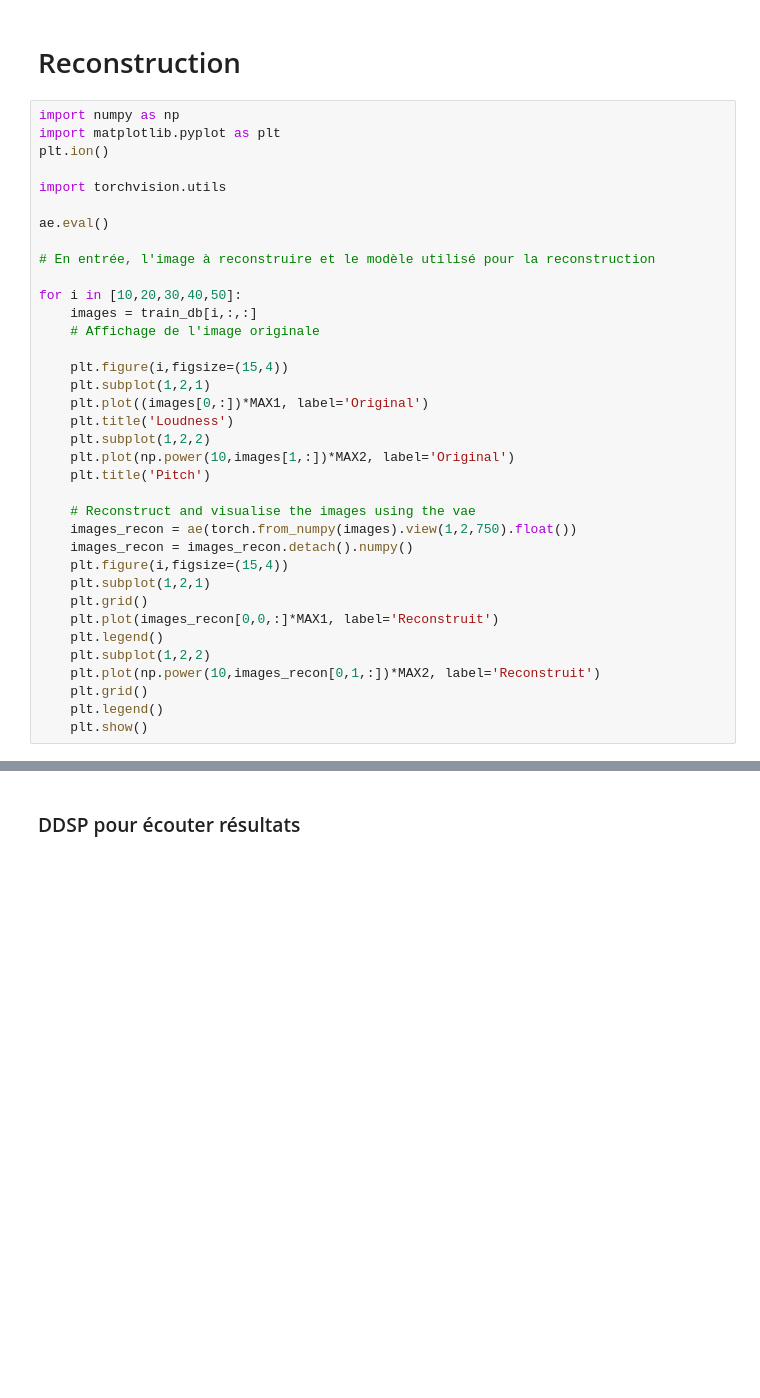
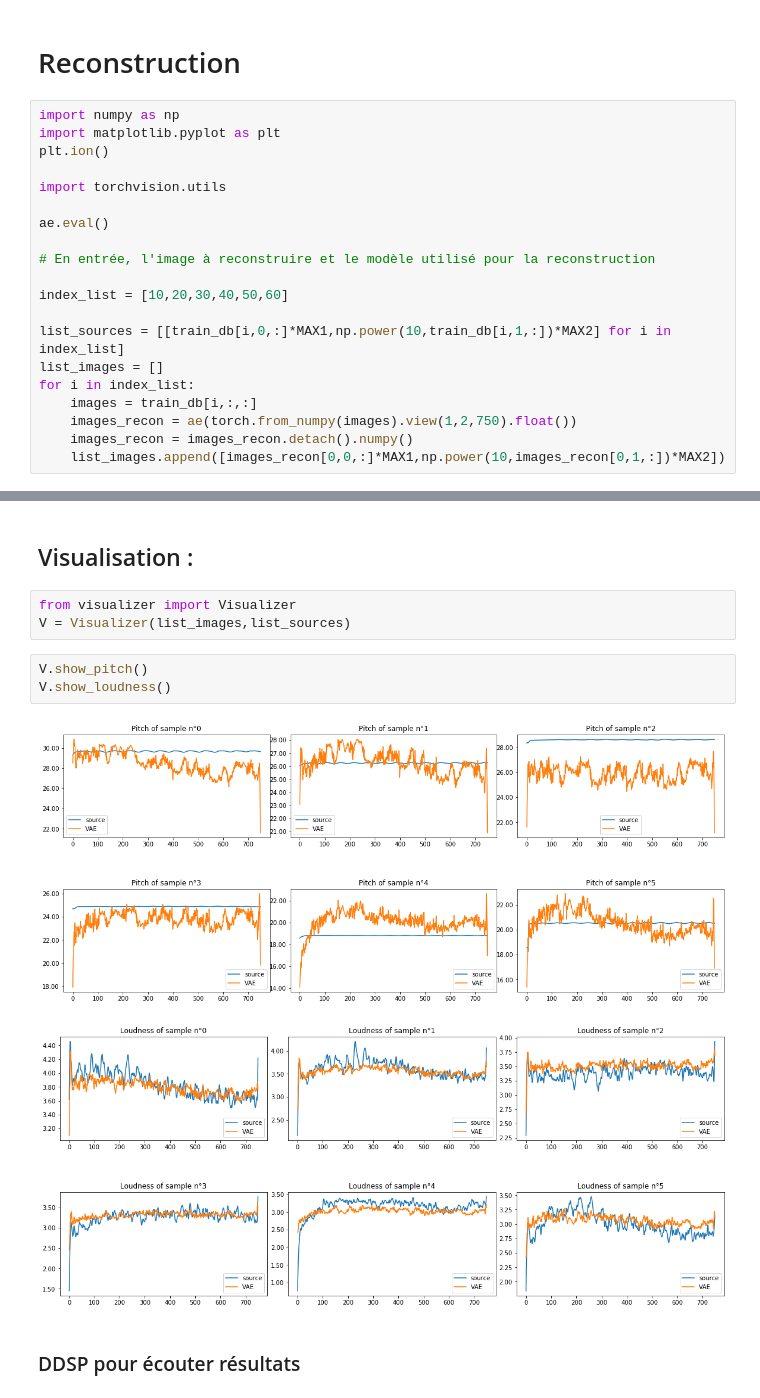
Before and after one commit to ArganVerrier/Learning-controls-and-interactions-for-DDSP, a Jupyter notebook: Solordinario/AE_Conv2d.ipynb, the cells around one changed output, grey strips where cells are left out. Cells and saved outputs as stored; diff of their text form; blank space fills up the shorter version.

Commit message:
Add Visualizer in main notebook

```diff
--- a/Solordinario/AE_Conv2d.ipynb
+++ b/Solordinario/AE_Conv2d.ipynb
@@ -234,28 +234,12 @@ ae.eval()
 
 # En entrée, l'image à reconstruire et le modèle utilisé pour la reconstruction
 
-for i in [10,20,30,40,50]:
+index_list = [10,20,30,40,50,60]
+
+list_sources = [[train_db[i,0,:]*MAX1,np.power(10,train_db[i,1,:])*MAX2] for i in index_list]
+list_images = []
+for i in index_list:
     images = train_db[i,:,:]
-    # Affichage de l'image originale
-
-    plt.figure(i,figsize=(15,4))
-    plt.subplot(1,2,1)
-    plt.plot((images[0,:])*MAX1, label='Original')
-    plt.title('Loudness')
-    plt.subplot(1,2,2)
-    plt.plot(np.power(10,images[1,:])*MAX2, label='Original')
-    plt.title('Pitch')
-
-    # Reconstruct and visualise the images using the vae
     images_recon = ae(torch.from_numpy(images).view(1,2,750).float())
     images_recon = images_recon.detach().numpy()
-    plt.figure(i,figsize=(15,4))
-    plt.subplot(1,2,1)
-    plt.grid()
-    plt.plot(images_recon[0,0,:]*MAX1, label='Reconstruit')
-    plt.legend()
-    plt.subplot(1,2,2)
-    plt.plot(np.power(10,images_recon[0,1,:])*MAX2, label='Reconstruit')
-    plt.grid()
-    plt.legend()
-    plt.show()
+    list_images.append([images_recon[0,0,:]*MAX1,np.power(10,images_recon[0,1,:])*MAX2])
@@ -268,2 +246,13 @@ for i in [10,20,30,40,50]:
+# %% [markdown]
+## Visualisation :
+# %%
+from visualizer import Visualizer
+V = Visualizer(list_images,list_sources)
+# %%
+V.show_pitch()
+V.show_loudness()
+# %% [output]
+[figure, added]
+[figure, added]
 # %% [markdown]
 ### DDSP pour écouter résultats
```
Also changed, not shown: parts of 9 cells of this notebook, 1 other file.
